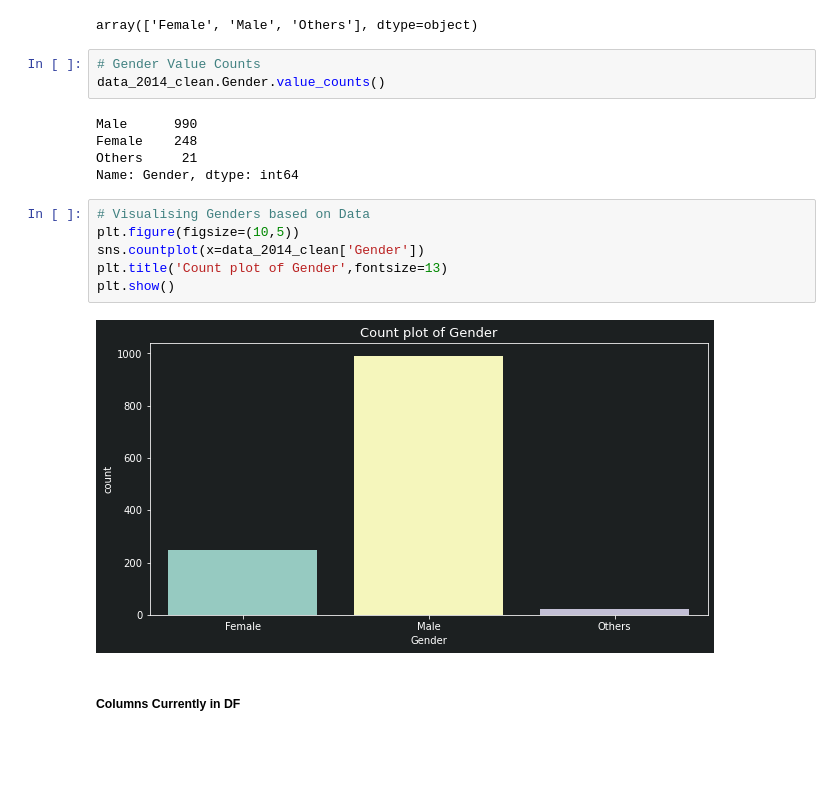
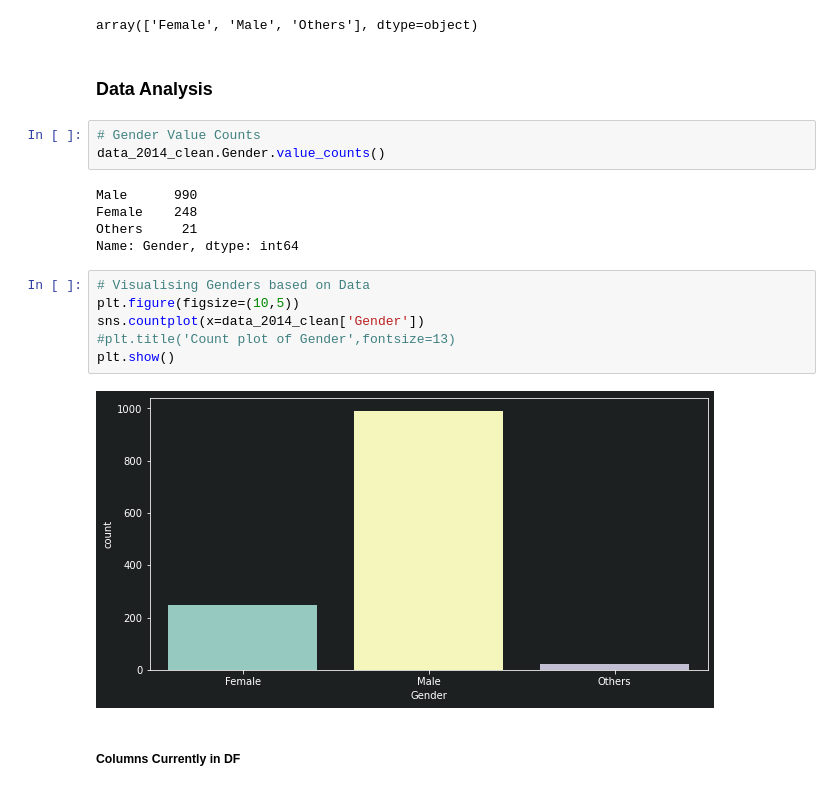
Before and after one commit to MohammedRizwan-1/Project-A-, a Jupyter notebook: Mental_health_in_tech_code-Rizwan's Working Copy.ipynb, the cells around one changed output. Saved outputs shown, nothing was run; the diff lists cells and outputs as text; blank space fills up the shorter version.

Commit message:
Gender Visualisations Done

```diff
--- a/Mental_health_in_tech_code-Rizwan's Working Copy.ipynb
+++ b/Mental_health_in_tech_code-Rizwan's Working Copy.ipynb
@@ -80,6 +80,8 @@ data_2014_clean=data_2014_clean.replace({"Gender": conv})
 data_2014_clean["Gender"].unique()
 # %% [output]
 array(['Female', 'Male', 'Others'], dtype=object)
+# %% [markdown]
+### Data Analysis
 # %%
 # Gender Value Counts
 data_2014_clean.Gender.value_counts()
@@ -91,11 +93,11 @@ Name: Gender, dtype: int64
 # %%
 # Visualising Genders based on Data
 plt.figure(figsize=(10,5))
 sns.countplot(x=data_2014_clean['Gender'])
-plt.title('Count plot of Gender',fontsize=13)
+#plt.title('Count plot of Gender',fontsize=13)
 plt.show()
 # %% [output]
-[figure, old version]
+[figure, new version]
 # %% [markdown]
 ##### Columns Currently in DF
 # %%
```
Also changed, not shown: parts of 6 cells of this notebook.
